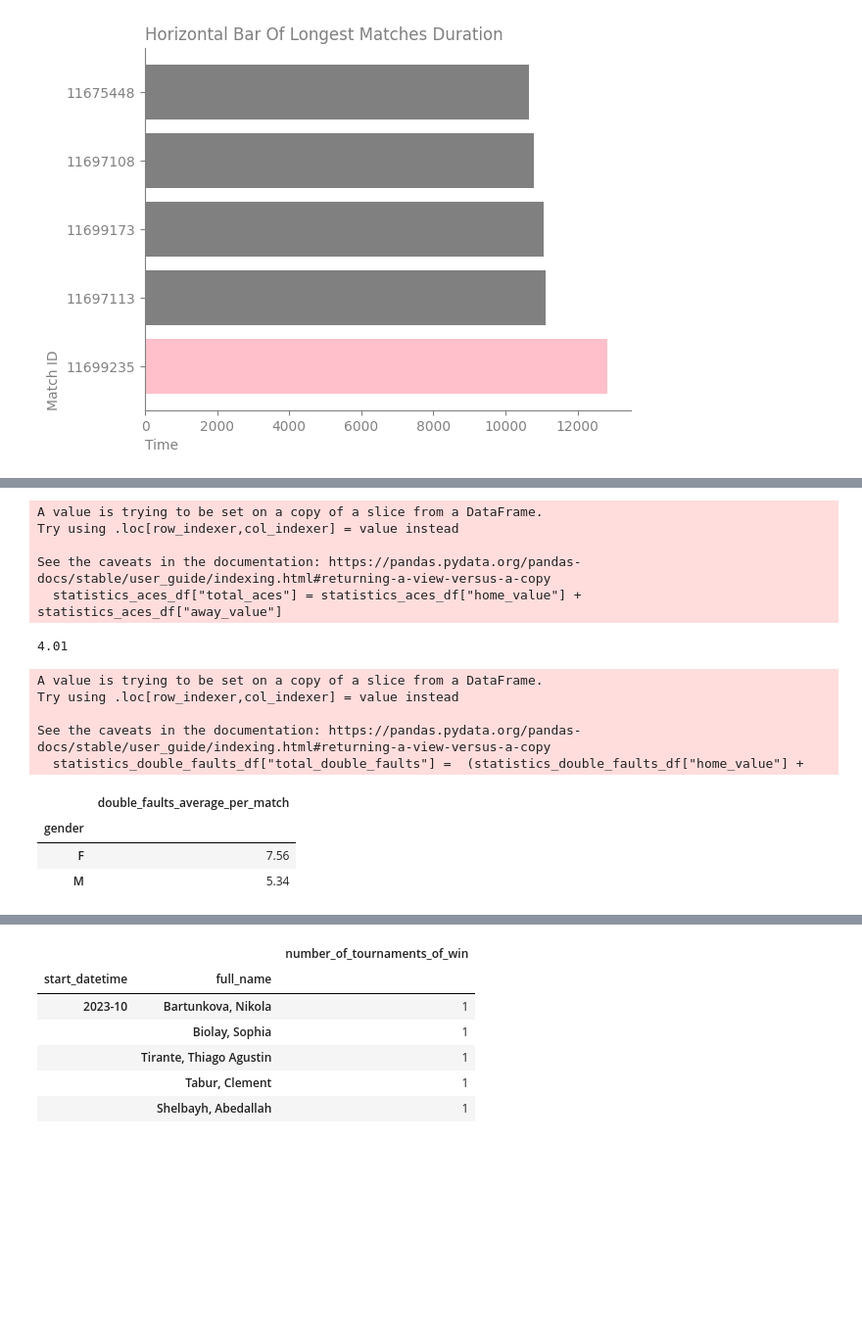
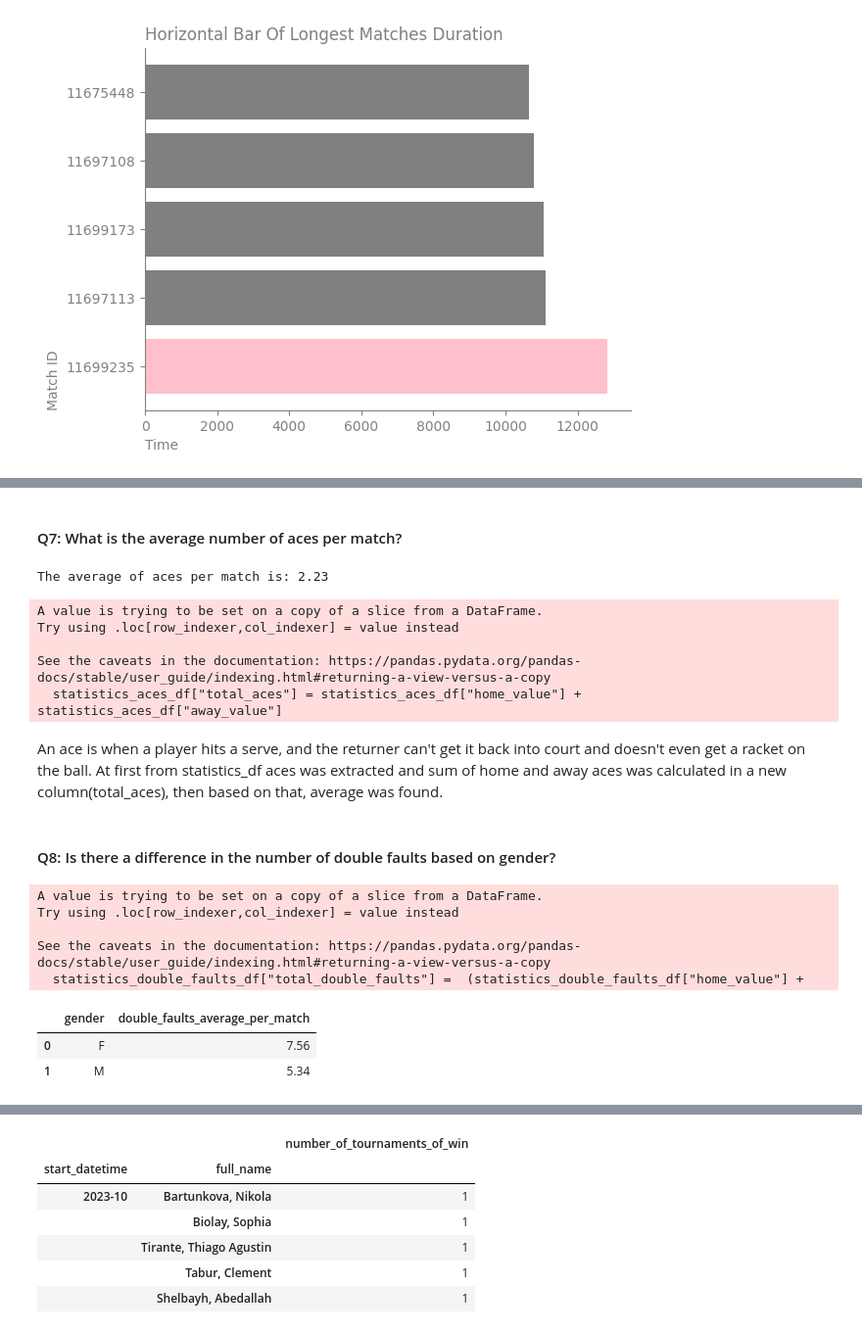
Before and after one commit to amin-eghbalian/data_analysis_tennis_peroject, a Jupyter notebook: HW10_project_data.ipynb, the cells around one changed output, grey strips where cells are left out. Shown at 98% size. Cells and saved outputs as stored; diff of their text form; code cells hidden in the pictures; blank space fills up the shorter version.

```diff
--- a/HW10_project_data.ipynb
+++ b/HW10_project_data.ipynb
@@ -598,39 +644,43 @@ players_rank_country.head()
+# %% [markdown]
+#### Q7: What is the average number of aces per match?
 # %%
-# Q7 What is the average number of aces per match?
 statistics_aces_df = statistics_df[(statistics_df["period"] == "ALL") & (statistics_df["statistic_name"] == "aces")]
 statistics_aces_df["total_aces"] = statistics_aces_df["home_value"] + statistics_aces_df["away_value"]
-statistics_aces_df["total_aces"].mean().round(2)
+mean_aces_per_match = statistics_aces_df["total_aces"].mean().round(2)
+print(f"The average of aces per match is: {mean_set_per_match}")
 # %% [output]
-A value is trying to be set on a copy of a slice from a DataFrame.
-Try using .loc[row_indexer,col_indexer] = value instead
-
-See the caveats in the documentation: https://pandas.pydata.org/pandas-docs/stable/user_guide/indexing.html#returning-a-view-versus-a-copy
-  statistics_aces_df["total_aces"] = statistics_aces_df["home_value"] + statistics_aces_df["away_value"]
+The average of aces per match is: 2.23
-4.01
+A value is trying to be set on a copy of a slice from a DataFrame.
+Try using .loc[row_indexer,col_indexer] = value instead
+
+See the caveats in the documentation: https://pandas.pydata.org/pandas-docs/stable/user_guide/indexing.html#returning-a-view-versus-a-copy
+  statistics_aces_df["total_aces"] = statistics_aces_df["home_value"] + statistics_aces_df["away_value"]
+# %% [markdown]
+An ace is when a player hits a serve, and the returner can't get it back into court and doesn't even get a racket on the ball. At first from statistics_df aces was extracted and sum of home and away aces was calculated in a new column(total_aces), then based on that, average was found.
+# %% [markdown]
+#### Q8: Is there a difference in the number of double faults based on gender?
 # %%
-# Q8 Is there a difference in the number of double faults based on gender?
 statistics_double_faults_df = statistics_df[(statistics_df["period"] == "ALL") &
-                                            (statistics_df["statistic_name"] == "double_faults")] #
+                                            (statistics_df["statistic_name"] == "double_faults")]
 
 statistics_double_faults_df["total_double_faults"] =  (statistics_double_faults_df["home_value"] +
-                                                       statistics_double_faults_df["away_value"]) #total fault per match
+                                                       statistics_double_faults_df["away_value"])
 
 total_double_faults_df = statistics_double_faults_df[["match_id", "total_double_faults"]]
 
 
-total_players = pd.merge(away_team_df[["match_id","gender"]], home_team_df[["match_id","gender"]], how="outer") # merge to have all players
-total_players.duplicated().sum() # no duplicated
+total_players = pd.merge(away_team_df[["match_id","gender"]], home_team_df[["match_id","gender"]], how="outer")
+total_players.duplicated().sum()
 
 double_faults_average_per_match_based_gender = pd.merge(total_double_faults_df, total_players).groupby(
-    "gender").agg(double_faults_average_per_match=("total_double_faults","mean")).round(2)
+    "gender").agg(double_faults_average_per_match=("total_double_faults","mean")).reset_index().round(2)
 double_faults_average_per_match_based_gender
 # %% [output]
 A value is trying to be set on a copy of a slice from a DataFrame.
 Try using .loc[row_indexer,col_indexer] = value instead
 
 See the caveats in the documentation: https://pandas.pydata.org/pandas-docs/stable/user_guide/indexing.html#returning-a-view-versus-a-copy
   statistics_double_faults_df["total_double_faults"] =  (statistics_double_faults_df["home_value"] +
-|  | double_faults_average_per_match |
-| gender |  |
-| F | 7.56 |
-| M | 5.34 |
+|  | gender | double_faults_average_per_match |
+| 0 | F | 7.56 |
+| 1 | M | 5.34 |
```
Also changed, not shown: parts of 20 cells of this notebook.
